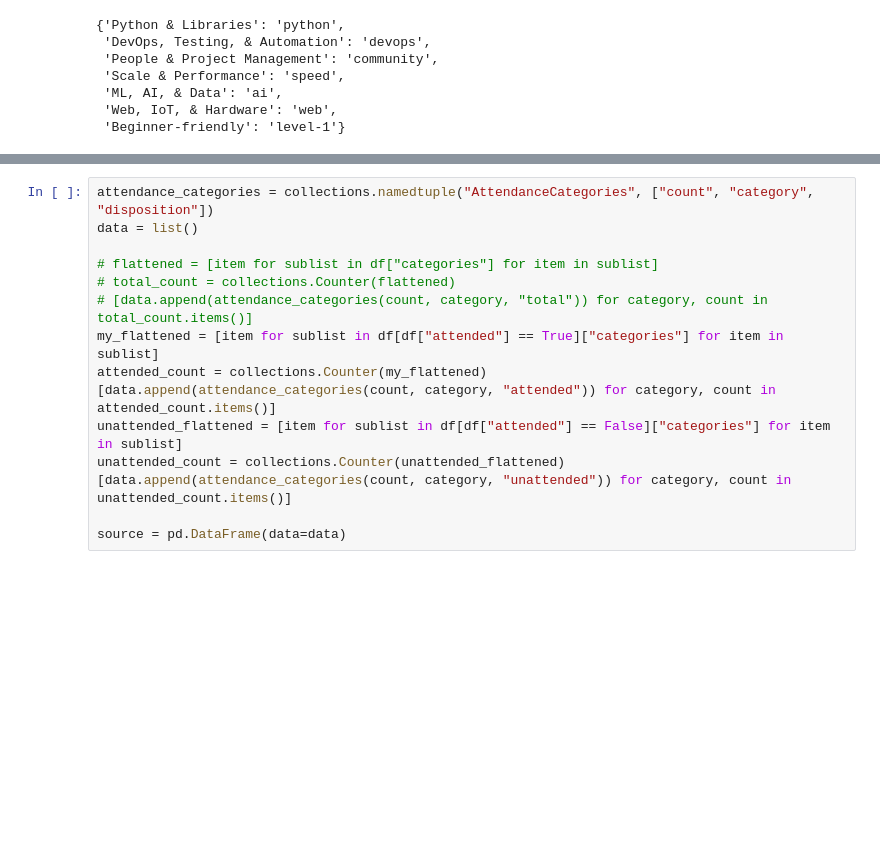
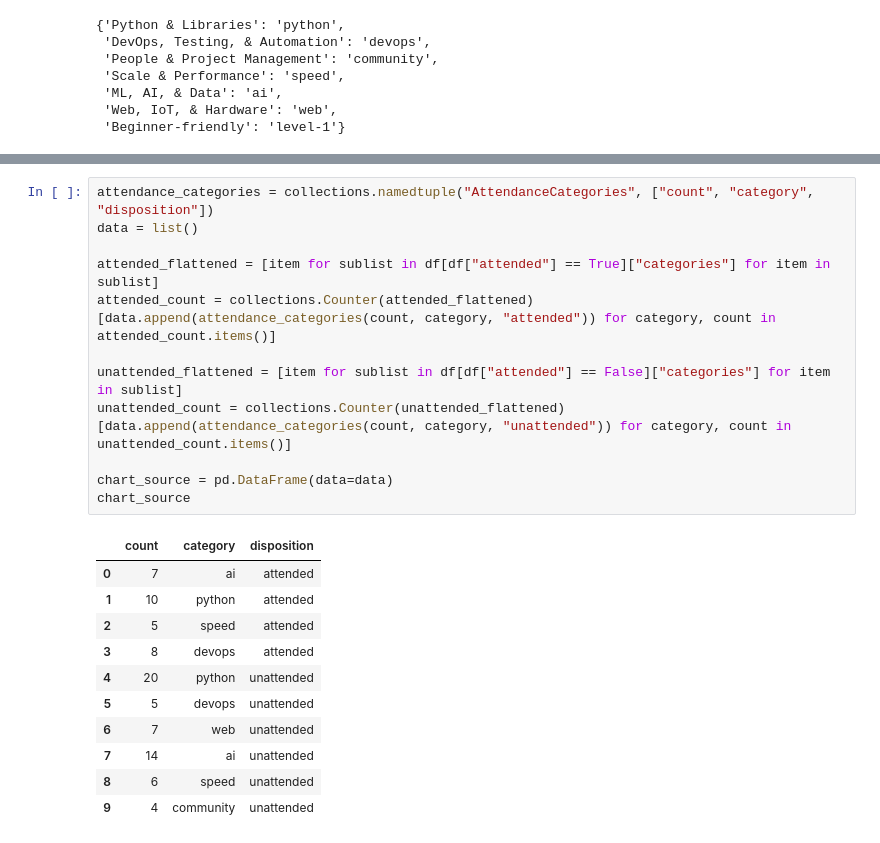
Before and after one commit to dixonalex/pybay-pres, a Jupyter notebook: pybay-pres.ipynb, the cells around one changed output, grey strips where cells are left out. Drawn from its saved outputs; the diff is of its cells as text; blank space fills up the shorter version.

```diff
--- a/pybay-pres.ipynb
+++ b/pybay-pres.ipynb
@@ -140,16 +177,27 @@ Pickled dataframe already exists, skipping.
 # %%
 attendance_categories = collections.namedtuple("AttendanceCategories", ["count", "category", "disposition"])
 data = list()
 
-# flattened = [item for sublist in df["categories"] for item in sublist]
-# total_count = collections.Counter(flattened)
-# [data.append(attendance_categories(count, category, "total")) for category, count in total_count.items()]
-my_flattened = [item for sublist in df[df["attended"] == True]["categories"] for item in sublist]
-attended_count = collections.Counter(my_flattened)
+attended_flattened = [item for sublist in df[df["attended"] == True]["categories"] for item in sublist]
+attended_count = collections.Counter(attended_flattened)
 [data.append(attendance_categories(count, category, "attended")) for category, count in attended_count.items()]
+
 unattended_flattened = [item for sublist in df[df["attended"] == False]["categories"] for item in sublist]
 unattended_count = collections.Counter(unattended_flattened)
 [data.append(attendance_categories(count, category, "unattended")) for category, count in unattended_count.items()]
 
-source = pd.DataFrame(data=data)
+chart_source = pd.DataFrame(data=data)
+chart_source
+# %% [output]
+|  | count | category | disposition |
+| 0 | 7 | ai | attended |
+| 1 | 10 | python | attended |
+| 2 | 5 | speed | attended |
+| 3 | 8 | devops | attended |
+| 4 | 20 | python | unattended |
+| 5 | 5 | devops | unattended |
+| 6 | 7 | web | unattended |
+| 7 | 14 | ai | unattended |
+| 8 | 6 | speed | unattended |
+| 9 | 4 | community | unattended |
 # %%
```
Also changed, not shown: parts of 11 cells of this notebook, 1 other file.
